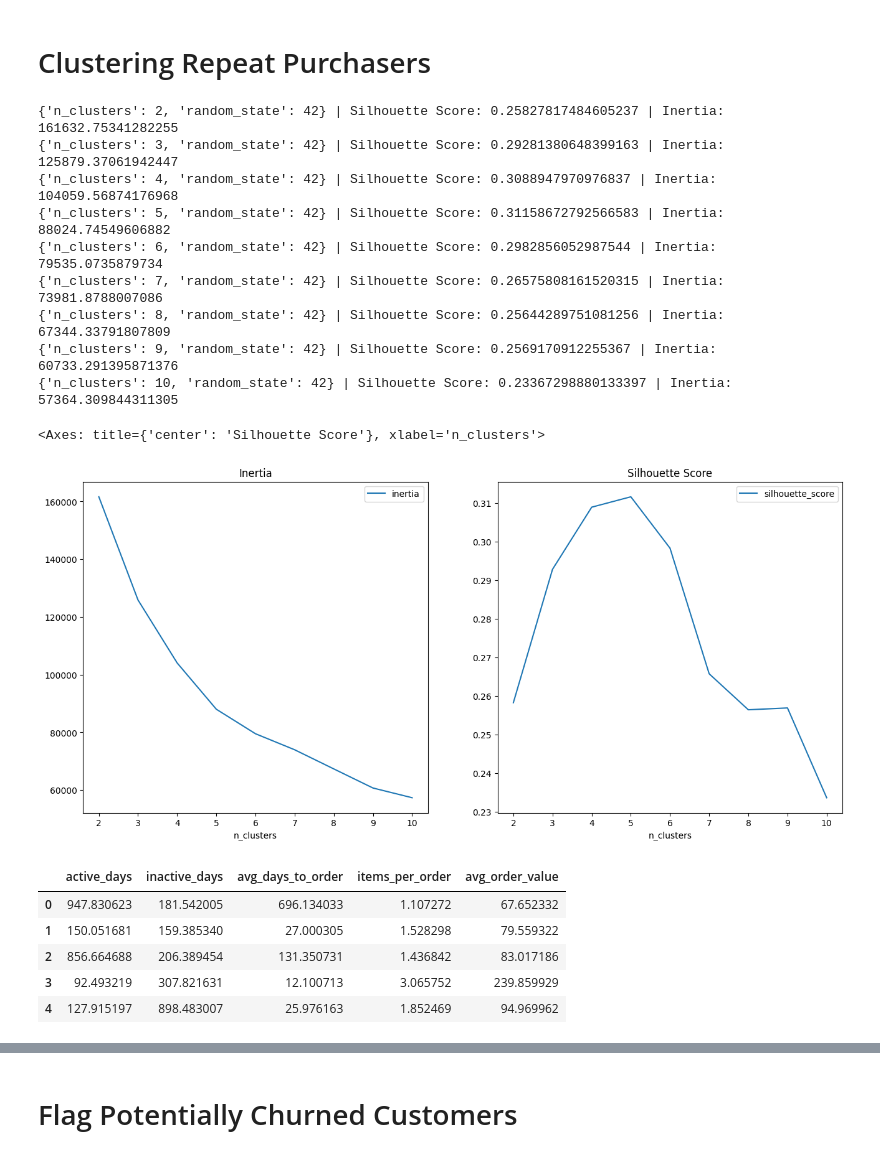
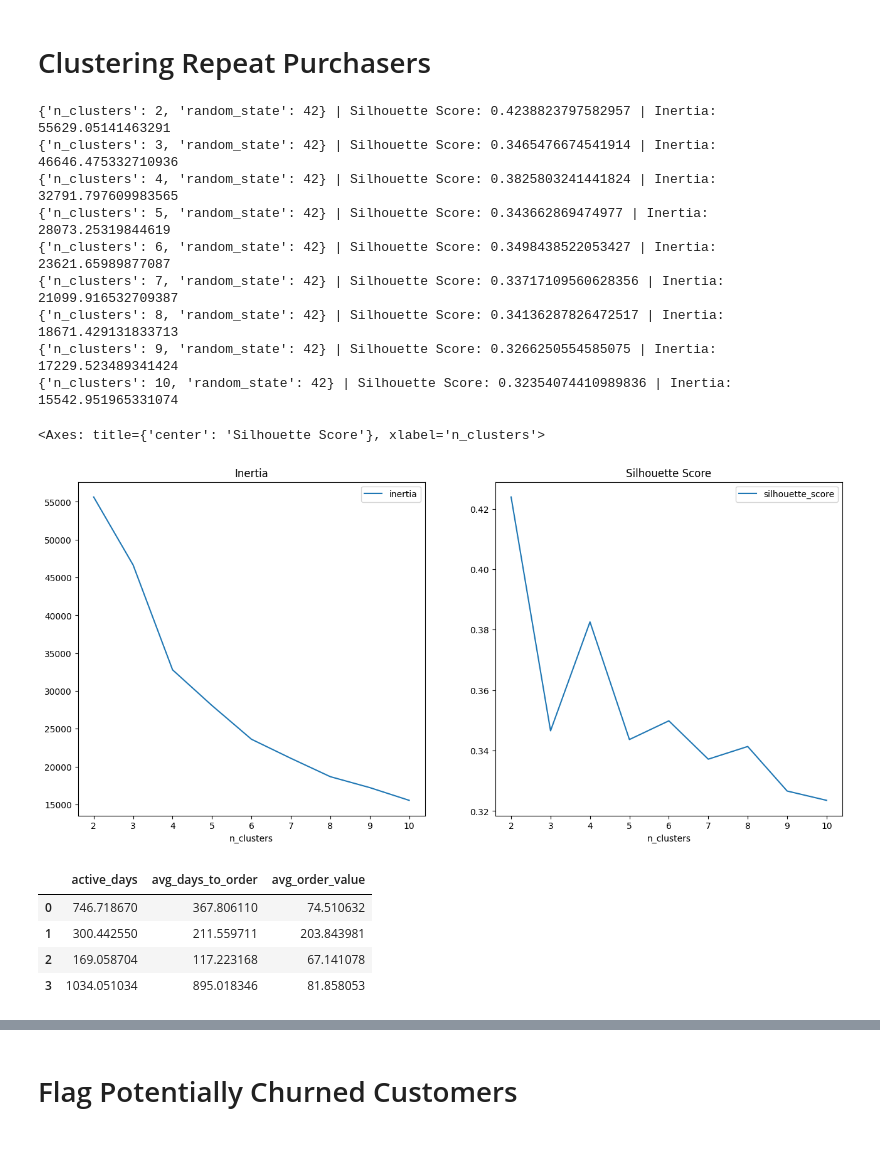
Before and after one commit to egeatmaca/ecommerce_segments, a Jupyter notebook: notebooks/customer_segmentation.ipynb, the cells around one changed output, grey strips where cells are left out. Cells and saved outputs as stored; diff of their text form; code cells hidden in the pictures.

```diff
--- a/notebooks/customer_segmentation.ipynb
+++ b/notebooks/customer_segmentation.ipynb
@@ -242,16 +243,22 @@ X = scaler.fit_transform(df_lifetime)
+# %%
+X_cols = ['active_days', 'avg_days_to_order', 'avg_order_value']
+X_raw = df_lifetime[X_cols]
+# %%
+scaler = StandardScaler()
+X = scaler.fit_transform(X_raw)
 # %%
 hyperparams = [{'n_clusters': i} for i in range(2, 11)]
-df_results = search_clustering_hyperparams(KMeans, hyperparams, X, random_state=RANDOM_STATE)
+results = search_clustering_hyperparams(KMeans, hyperparams, X, random_state=RANDOM_STATE)
 # %% [output]
-{'n_clusters': 2, 'random_state': 42} | Silhouette Score: 0.25827817484605237 | Inertia: 161632.75341282255
-{'n_clusters': 3, 'random_state': 42} | Silhouette Score: 0.29281380648399163 | Inertia: 125879.37061942447
-{'n_clusters': 4, 'random_state': 42} | Silhouette Score: 0.3088947970976837 | Inertia: 104059.56874176968
-{'n_clusters': 5, 'random_state': 42} | Silhouette Score: 0.31158672792566583 | Inertia: 88024.74549606882
-{'n_clusters': 6, 'random_state': 42} | Silhouette Score: 0.2982856052987544 | Inertia: 79535.0735879734
-{'n_clusters': 7, 'random_state': 42} | Silhouette Score: 0.26575808161520315 | Inertia: 73981.8788007086
-{'n_clusters': 8, 'random_state': 42} | Silhouette Score: 0.25644289751081256 | Inertia: 67344.33791807809
-{'n_clusters': 9, 'random_state': 42} | Silhouette Score: 0.2569170912255367 | Inertia: 60733.291395871376
-{'n_clusters': 10, 'random_state': 42} | Silhouette Score: 0.23367298880133397 | Inertia: 57364.309844311305
+{'n_clusters': 2, 'random_state': 42} | Silhouette Score: 0.4238823797582957 | Inertia: 55629.05141463291
+{'n_clusters': 3, 'random_state': 42} | Silhouette Score: 0.3465476674541914 | Inertia: 46646.475332710936
+{'n_clusters': 4, 'random_state': 42} | Silhouette Score: 0.3825803241441824 | Inertia: 32791.797609983565
+{'n_clusters': 5, 'random_state': 42} | Silhouette Score: 0.343662869474977 | Inertia: 28073.25319844619
+{'n_clusters': 6, 'random_state': 42} | Silhouette Score: 0.3498438522053427 | Inertia: 23621.65989877087
+{'n_clusters': 7, 'random_state': 42} | Silhouette Score: 0.33717109560628356 | Inertia: 21099.916532709387
+{'n_clusters': 8, 'random_state': 42} | Silhouette Score: 0.34136287826472517 | Inertia: 18671.429131833713
+{'n_clusters': 9, 'random_state': 42} | Silhouette Score: 0.3266250554585075 | Inertia: 17229.523489341424
+{'n_clusters': 10, 'random_state': 42} | Silhouette Score: 0.32354074410989836 | Inertia: 15542.951965331074
 # %%
 fig, axs = plt.subplots(1, 2)
 fig.set_figwidth(14)
@@ -259,28 +266,27 @@ fig.set_figheight(7)
 plt.tight_layout(pad=5)
 
 axs[0].set_title('Inertia')
-df_results.plot(x='n_clusters', y='inertia', ax=axs[0])
+results.plot(x='n_clusters', y='inertia', ax=axs[0])
 
 axs[1].set_title('Silhouette Score')
-df_results.plot(x='n_clusters', y='silhouette_score', ax=axs[1])
+results.plot(x='n_clusters', y='silhouette_score', ax=axs[1])
 # %% [output]
 <Axes: title={'center': 'Silhouette Score'}, xlabel='n_clusters'>
-[figure, old version]
+[figure, new version]
 # %%
-model = df_results.loc[df_results.n_clusters==5, 'model'].iloc[0]
+model = results.loc[results.n_clusters==4, 'model'].iloc[0]
 df_lifetime_cluster = df_lifetime.copy()
 df_lifetime_cluster['cluster'] = model.labels_
 # %%
 cluster_centers = scaler.inverse_transform(model.cluster_centers_)
-cluster_centers = pd.DataFrame(cluster_centers, columns=df_lifetime.columns)
+cluster_centers = pd.DataFrame(cluster_centers, columns=X_cols)
 cluster_centers
 # %% [output]
-|  | active_days | inactive_days | avg_days_to_order | items_per_order | avg_order_value |
-| 0 | 947.830623 | 181.542005 | 696.134033 | 1.107272 | 67.652332 |
-| 1 | 150.051681 | 159.385340 | 27.000305 | 1.528298 | 79.559322 |
-| 2 | 856.664688 | 206.389454 | 131.350731 | 1.436842 | 83.017186 |
-| 3 | 92.493219 | 307.821631 | 12.100713 | 3.065752 | 239.859929 |
-| 4 | 127.915197 | 898.483007 | 25.976163 | 1.852469 | 94.969962 |
+|  | active_days | avg_days_to_order | avg_order_value |
+| 0 | 746.718670 | 367.806110 | 74.510632 |
+| 1 | 300.442550 | 211.559711 | 203.843981 |
+| 2 | 169.058704 | 117.223168 | 67.141078 |
+| 3 | 1034.051034 | 895.018346 | 81.858053 |
 # %%
 df_lifetime_cluster['cluster'].value_counts()
 # %% [output]
```
Also changed, not shown: parts of 27 cells of this notebook, 4 other files.
